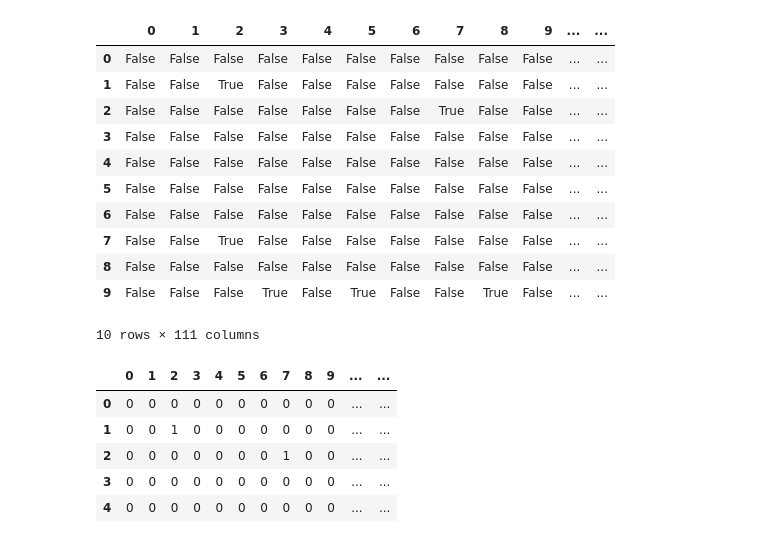
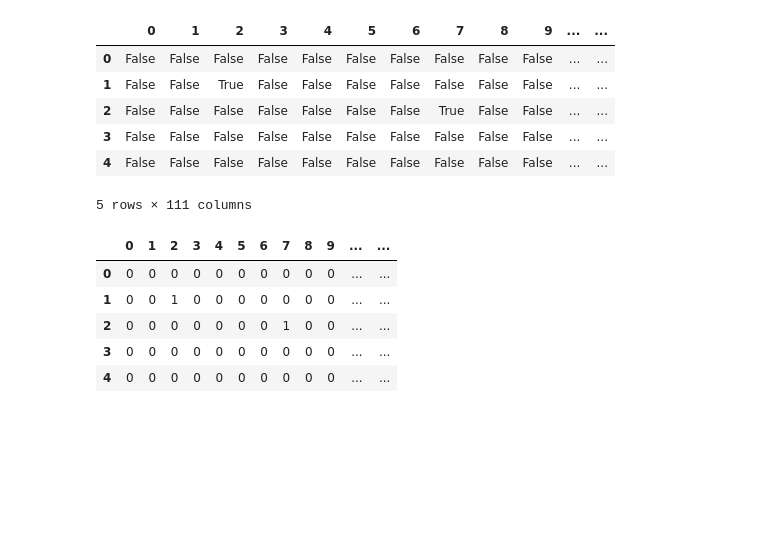
Before and after one commit to itsDZhang/Dota2__Data-Mining, a Jupyter notebook: Clustering.ipynb, the cells around one changed output. Cells and saved outputs as stored; diff of their text form; code cells hidden in the pictures; blank space fills up the shorter version.

```diff
--- a/Clustering.ipynb
+++ b/Clustering.ipynb
@@ -105,38 +85,33 @@ sectionA.append(sectionB,ignore_index = True)
 # %%
 #The table above now gets transformed into a binary matrix. Each column name corresponds to the hero id.
 #Each row corresponds to a particular match id. However, it's worth mentioning that the match id values gets reset to
 #start at one but the current situation does not consider the match id for clustering so the result is not affected.
 
 #The interpretation of the binary matrix starts off with each row representing a match for one team
 #Each column in the binary matrix corresponds to a hero Id
 #The value of each cell represent whether that particular hero is chosen for that particular match
 #for that specific team.
 
 #It's worth mentioning that the dataframe starts off at column index 0. However, hero Ids start off at 1
 #This means that every player's index is offset by one. This situation has been accounted for.
 
 dataset=[]
 for row in sectionA.iterrows():
     index, data = row
     dataset.append(data.tolist())
 #it transforms the input dataset (a Python list of lists) into a one-hot encoded NumPy boolean array
 oht = TransactionEncoder()
 oht_ary = oht.fit(dataset).transform(dataset)
 df = pd.DataFrame(oht_ary, columns=oht.columns_)
-df.head(n=10)
+df.head(n=5)
 # %% [output]
 |  | 0 | 1 | 2 | 3 | 4 | 5 | 6 | 7 | 8 | 9 | ... | ... |
 | 0 | False | False | False | False | False | False | False | False | False | False | ... | ... |
 | 1 | False | False | True | False | False | False | False | False | False | False | ... | ... |
 | 2 | False | False | False | False | False | False | False | True | False | False | ... | ... |
 | 3 | False | False | False | False | False | False | False | False | False | False | ... | ... |
 | 4 | False | False | False | False | False | False | False | False | False | False | ... | ... |
-| 5 | False | False | False | False | False | False | False | False | False | False | ... | ... |
-| 6 | False | False | False | False | False | False | False | False | False | False | ... | ... |
-| 7 | False | False | True | False | False | False | False | False | False | False | ... | ... |
-| 8 | False | False | False | False | False | False | False | False | False | False | ... | ... |
-| 9 | False | False | False | True | False | True | False | False | True | False | ... | ... |
-10 rows × 111 columns
+5 rows × 111 columns
 # %%
 #Converting the binary string matrix to a binary integer matrix
 # 0: False
```
Also changed, not shown: parts of 4 cells of this notebook.
